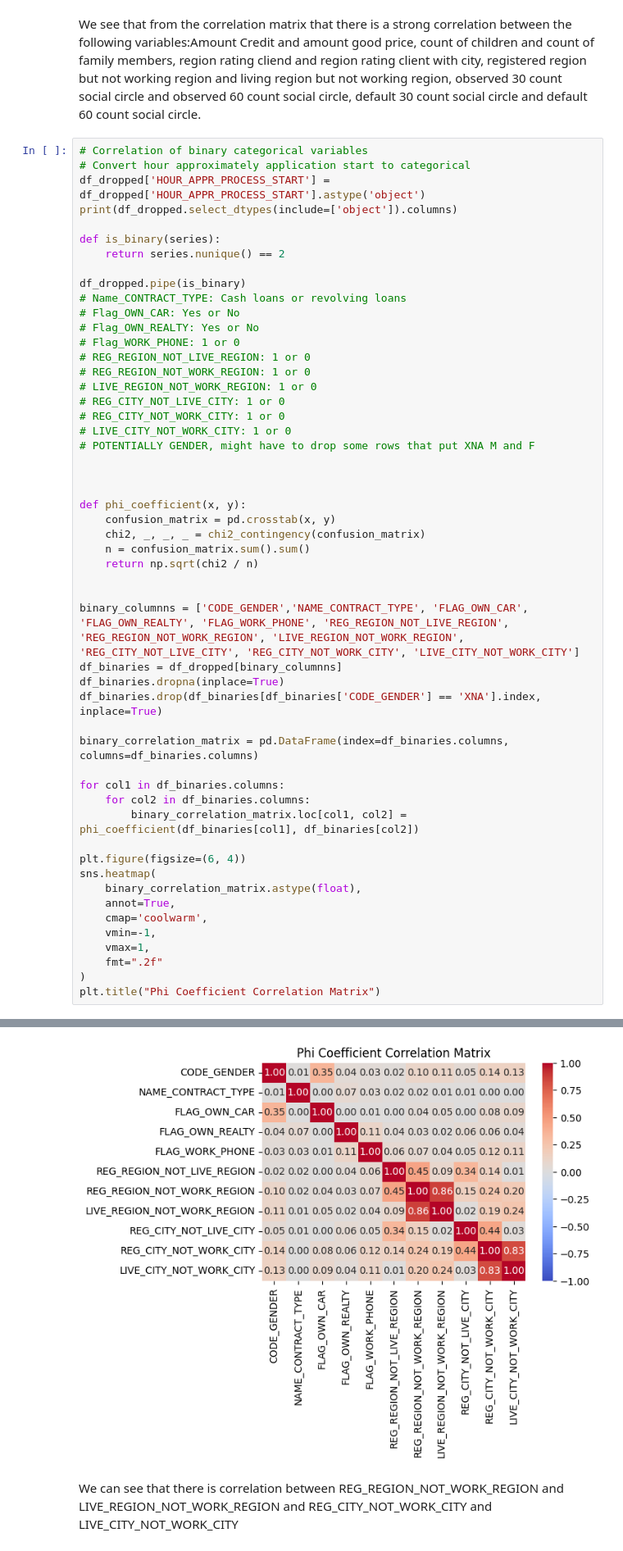
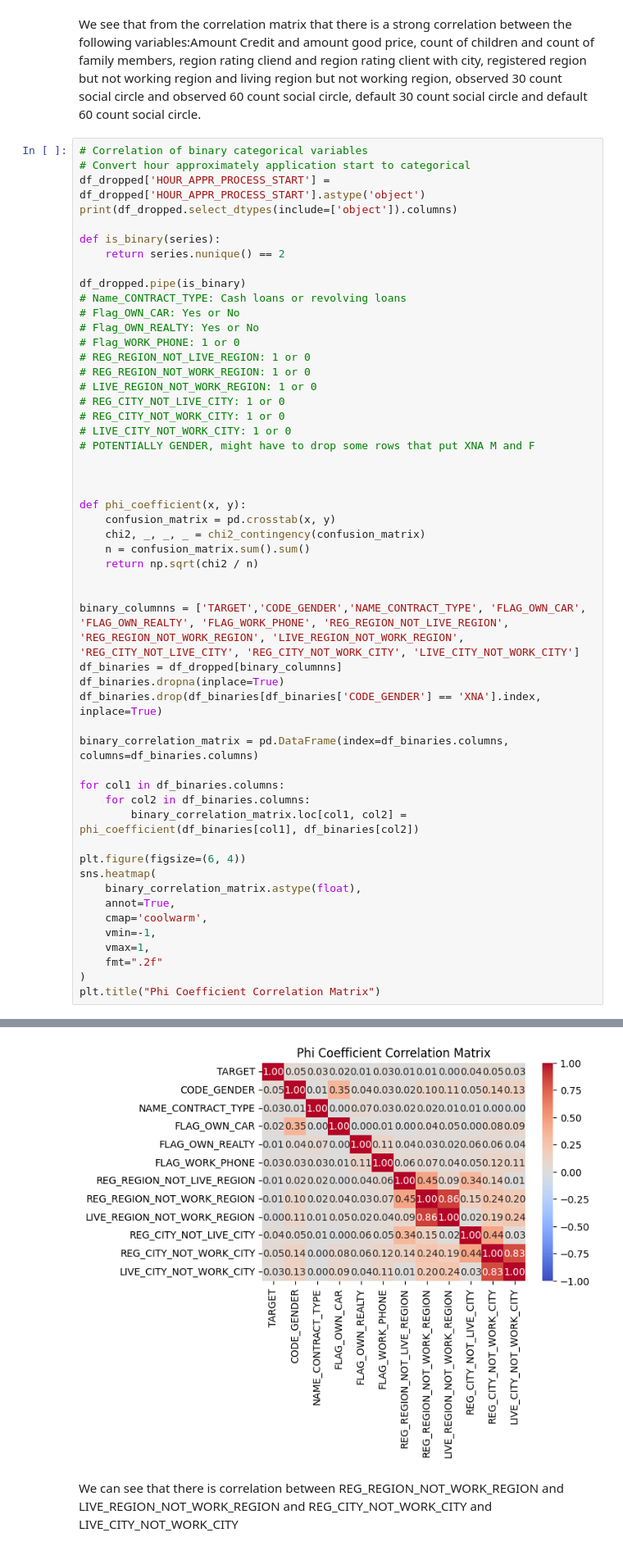
Before and after one commit to Abjaraco/loan_project, a Jupyter notebook: loan_default_EDA.ipynb, the cells around one changed output, grey strips where cells are left out. Shown at 82% size. Saved outputs shown, nothing was run; the diff lists cells and outputs as text.

```diff
--- a/loan_default_EDA.ipynb
+++ b/loan_default_EDA.ipynb
@@ -580,7 +580,7 @@ def phi_coefficient(x, y):
     return np.sqrt(chi2 / n)
 
 
-binary_columnns = ['CODE_GENDER','NAME_CONTRACT_TYPE', 'FLAG_OWN_CAR', 'FLAG_OWN_REALTY', 'FLAG_WORK_PHONE', 'REG_REGION_NOT_LIVE_REGION', 'REG_REGION_NOT_WORK_REGION', 'LIVE_REGION_NOT_WORK_REGION', 'REG_CITY_NOT_LIVE_CITY', 'REG_CITY_NOT_WORK_CITY', 'LIVE_CITY_NOT_WORK_CITY']
+binary_columnns = ['TARGET','CODE_GENDER','NAME_CONTRACT_TYPE', 'FLAG_OWN_CAR', 'FLAG_OWN_REALTY', 'FLAG_WORK_PHONE', 'REG_REGION_NOT_LIVE_REGION', 'REG_REGION_NOT_WORK_REGION', 'LIVE_REGION_NOT_WORK_REGION', 'REG_CITY_NOT_LIVE_CITY', 'REG_CITY_NOT_WORK_CITY', 'LIVE_CITY_NOT_WORK_CITY']
 df_binaries = df_dropped[binary_columnns]
 df_binaries.dropna(inplace=True)
 df_binaries.drop(df_binaries[df_binaries['CODE_GENDER'] == 'XNA'].index, inplace=True)
@@ -590,34 +590,34 @@ binary_correlation_matrix = pd.DataFrame(index=df_binaries.columns, columns=df_b
 for col1 in df_binaries.columns:
     for col2 in df_binaries.columns:
         binary_correlation_matrix.loc[col1, col2] = phi_coefficient(df_binaries[col1], df_binaries[col2])
 
 plt.figure(figsize=(6, 4))
 sns.heatmap(
     binary_correlation_matrix.astype(float),
     annot=True,
     cmap='coolwarm',
     vmin=-1,
     vmax=1,
     fmt=".2f"
 )
 plt.title("Phi Coefficient Correlation Matrix")
 # %% [output]
 Index(['NAME_CONTRACT_TYPE', 'CODE_GENDER', 'FLAG_OWN_CAR', 'FLAG_OWN_REALTY',
        'NAME_TYPE_SUITE', 'NAME_INCOME_TYPE', 'NAME_EDUCATION_TYPE',
        'NAME_FAMILY_STATUS', 'NAME_HOUSING_TYPE', 'OCCUPATION_TYPE',
        'WEEKDAY_APPR_PROCESS_START', 'HOUR_APPR_PROCESS_START',
        'ORGANIZATION_TYPE'],
       dtype='object')
 A value is trying to be set on a copy of a slice from a DataFrame
 
 See the caveats in the documentation: https://pandas.pydata.org/pandas-docs/stable/user_guide/indexing.html#returning-a-view-versus-a-copy
   df_binaries.dropna(inplace=True)
 A value is trying to be set on a copy of a slice from a DataFrame
 
 See the caveats in the documentation: https://pandas.pydata.org/pandas-docs/stable/user_guide/indexing.html#returning-a-view-versus-a-copy
   df_binaries.drop(df_binaries[df_binaries['CODE_GENDER'] == 'XNA'].index, inplace=True)
 Text(0.5, 1.0, 'Phi Coefficient Correlation Matrix')
-[figure, old version]
+[figure, new version]
 # %% [markdown]
 We can see that there is correlation between REG_REGION_NOT_WORK_REGION and LIVE_REGION_NOT_WORK_REGION and REG_CITY_NOT_WORK_CITY and LIVE_CITY_NOT_WORK_CITY
 # %%
```
Also changed, not shown: parts of 1 cell of this notebook, 1 other file.
